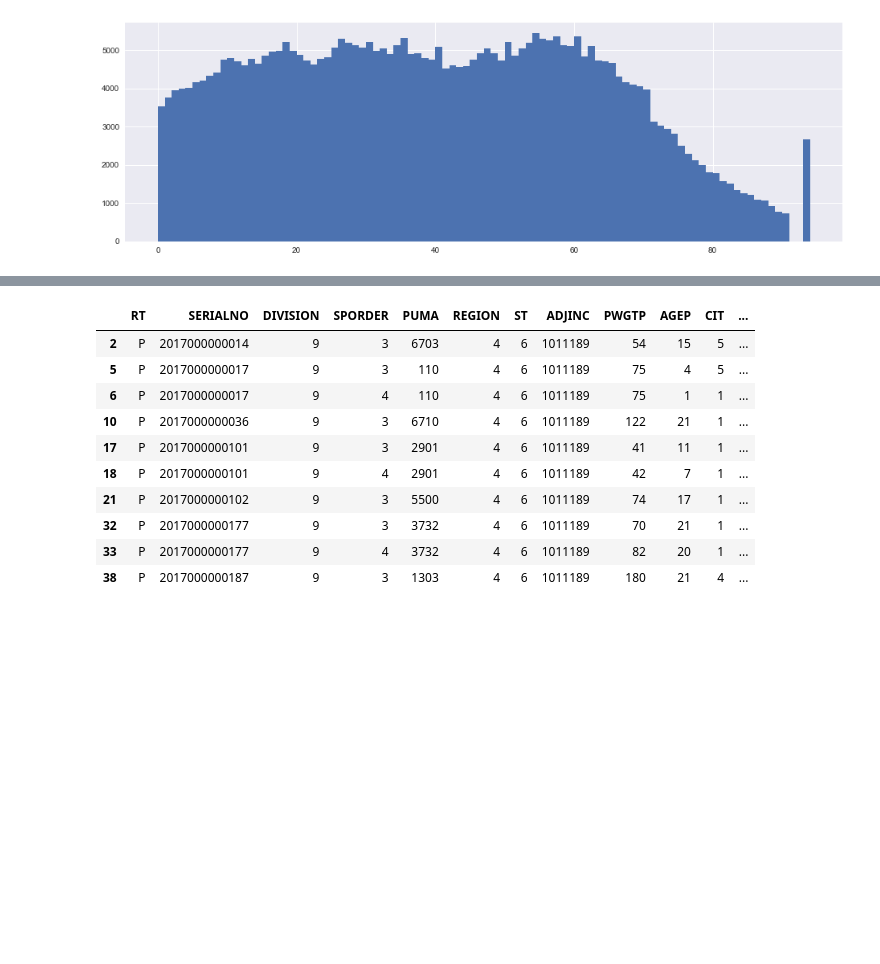
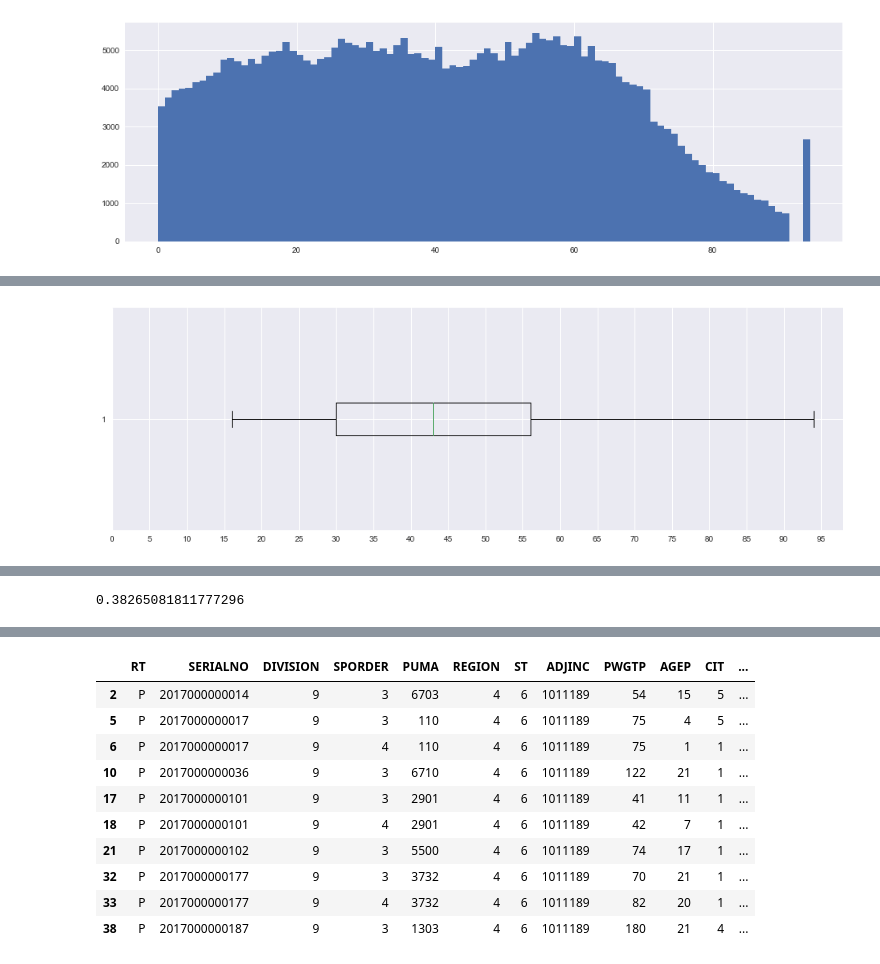
Before and after one commit to DMSaunders/Recommending-Paths-to-Occupations, a Jupyter notebook: notebooks/capstone_all_feature_eda.ipynb, the cells around one changed output, grey strips where cells are left out. Cells and saved outputs as stored; diff of their text form; code cells hidden in the pictures; blank space fills up the shorter version.

```diff
--- a/notebooks/capstone_all_feature_eda.ipynb
+++ b/notebooks/capstone_all_feature_eda.ipynb
@@ -118,3 +139,8 @@ plt.boxplot(df.AGEP, vert=False, whis=);
+# %%
+plt.boxplot(SOCPdf.AGEP, vert=False)
+plt.xticks(np.arange(0,100, 5));
+# %% [output]
+[figure, added]
 # %%
 df_under_30 = df[df.AGEP <= 30]
 df_under_30.describe()
@@ -128,3 +154,7 @@ df_under_30.describe()
 | 50% | 2.017001e+12 | 9.0 | 3.000000 | 5908.000000 | 4.0 | 6.0 | 1011189.0 | 90.000000 | 16.000000 | 1.000000 | 2011.000000 | ... |
 | 75% | 2.017001e+12 | 9.0 | 4.000000 | 7315.000000 | 4.0 | 6.0 | 1011189.0 | 143.000000 | 23.000000 | 1.000000 | 2015.000000 | ... |
 | max | 2.017002e+12 | 9.0 | 20.000000 | 11300.000000 | 4.0 | 6.0 | 1011189.0 | 1494.000000 | 30.000000 | 5.000000 | 2017.000000 | ... |
+# %%
+144479/377574
+# %% [output]
+0.38265081811777296
```
Also changed, not shown: parts of 17 cells of this notebook, 1 other file.
